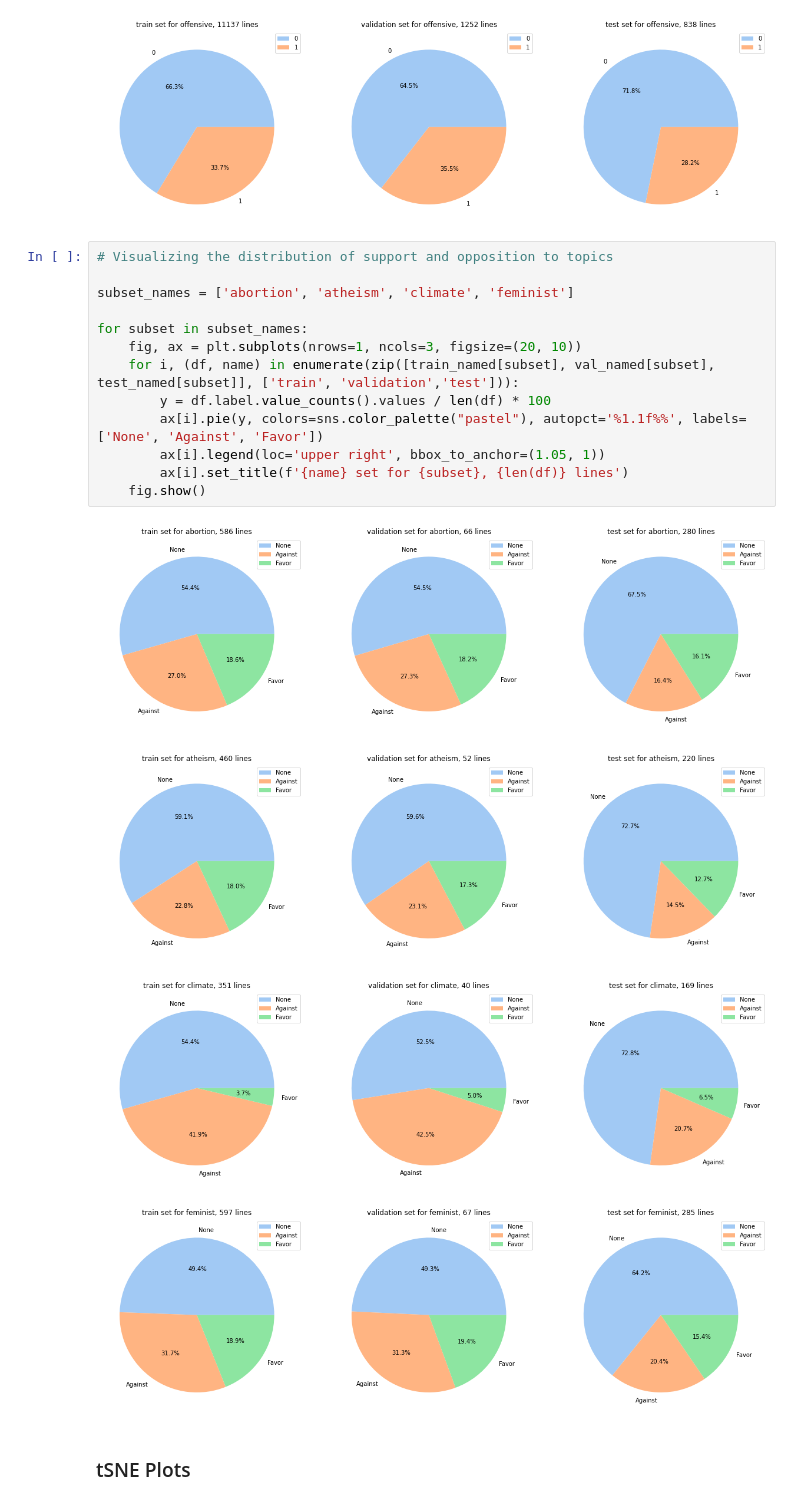
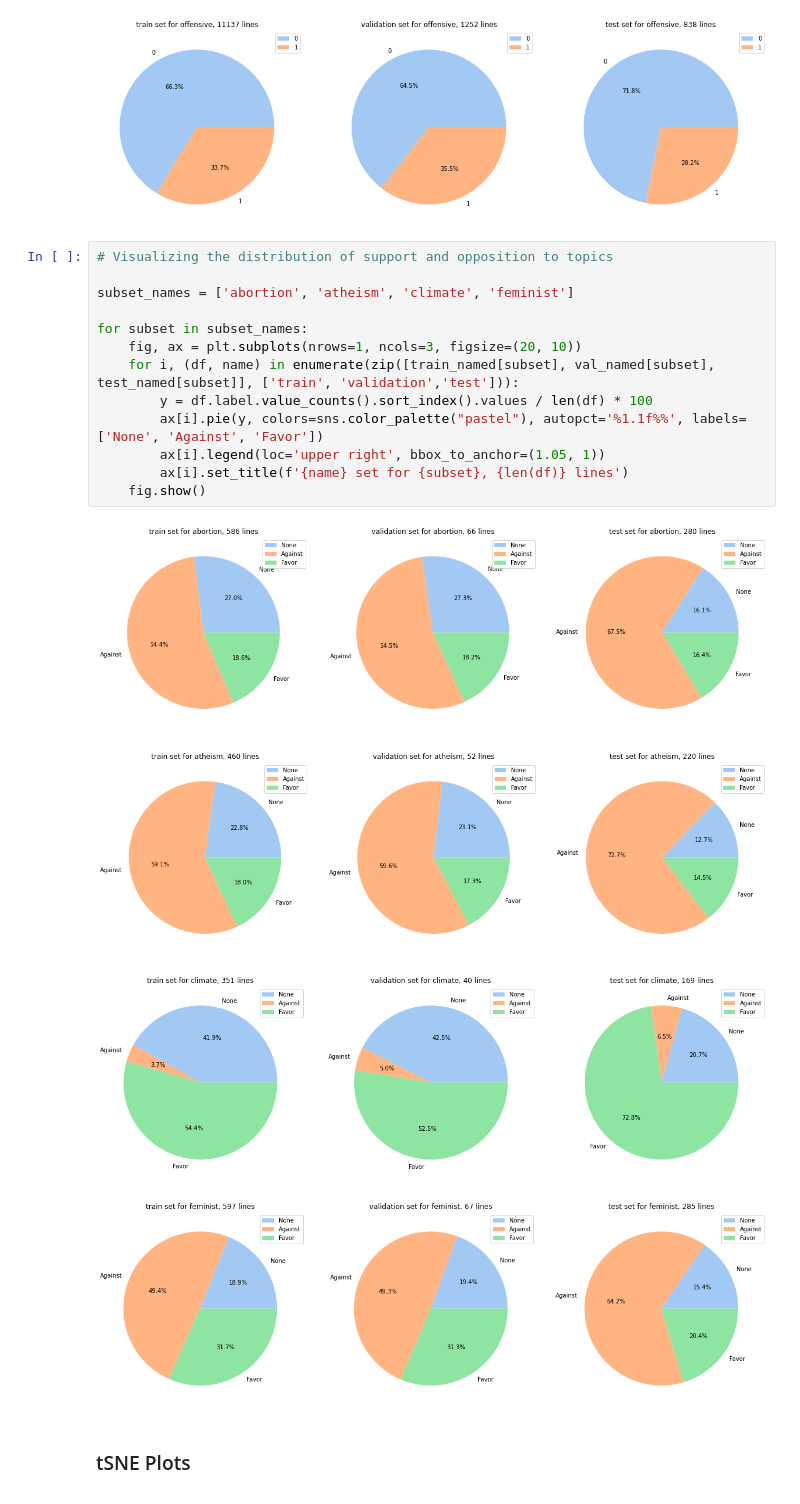
Before and after one commit to yzse/nlp-final-tweeteval, a Jupyter notebook: eda.ipynb, the cells around one changed output. Cells and saved outputs as stored; diff of their text form.

```diff
--- a/eda.ipynb
+++ b/eda.ipynb
@@ -89,21 +89,21 @@ for subset in subset_names:
 # %%
 # Visualizing the distribution of support and opposition to topics
 
 subset_names = ['abortion', 'atheism', 'climate', 'feminist']
 
 for subset in subset_names:
     fig, ax = plt.subplots(nrows=1, ncols=3, figsize=(20, 10))
     for i, (df, name) in enumerate(zip([train_named[subset], val_named[subset], test_named[subset]], ['train', 'validation','test'])):
-        y = df.label.value_counts().values / len(df) * 100
+        y = df.label.value_counts().sort_index().values / len(df) * 100
         ax[i].pie(y, colors=sns.color_palette("pastel"), autopct='%1.1f%%', labels=['None', 'Against', 'Favor'])
         ax[i].legend(loc='upper right', bbox_to_anchor=(1.05, 1))
         ax[i].set_title(f'{name} set for {subset}, {len(df)} lines')
     fig.show()
 # %% [output]
-[figure, old version]
+[figure, new version]
-[figure, old version]
+[figure, new version]
-[figure, old version]
+[figure, new version]
-[figure, old version]
+[figure, new version]
 # %% [markdown]
 ### tSNE Plots
 # %% [markdown]
```
Also changed, not shown: parts of 10 cells of this notebook.
